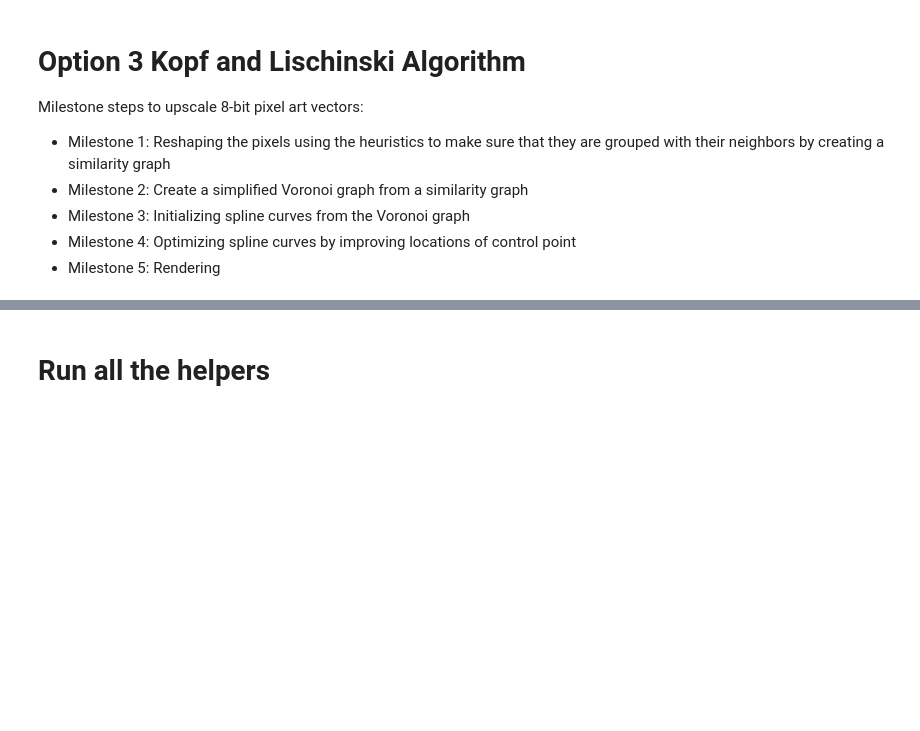
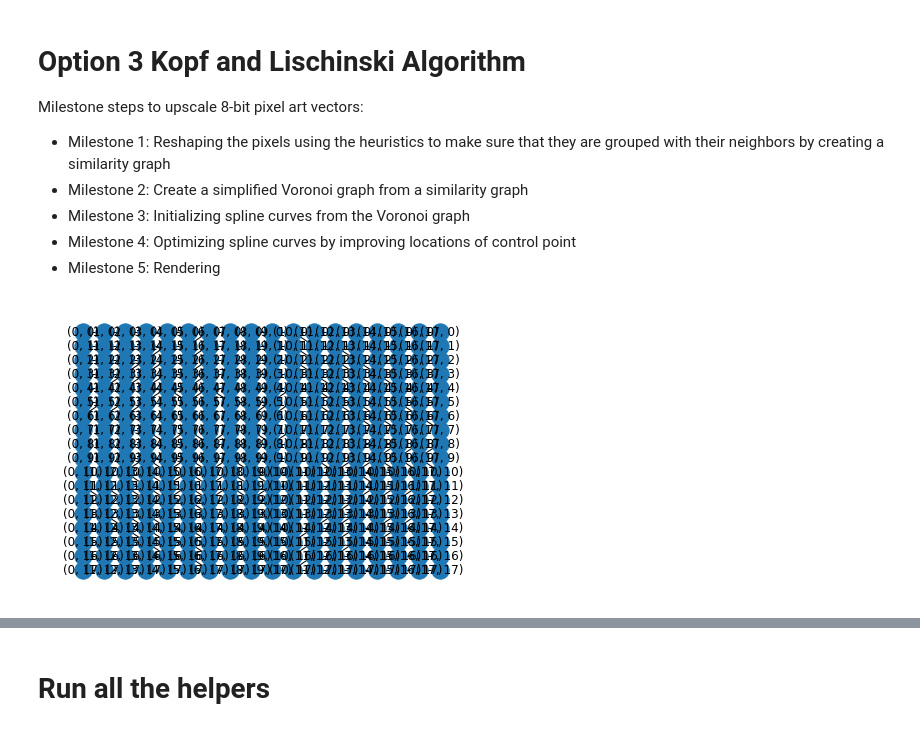
Before and after one commit to josephjkuang/pixel_art, a Jupyter notebook: Upscale.ipynb, the cells around one changed output, grey strips where cells are left out. Cells and saved outputs as stored; diff of their text form; code cells hidden in the pictures; blank space fills up the shorter version.

```diff
--- a/Upscale.ipynb
+++ b/Upscale.ipynb
@@ -48,3 +53,13 @@ Milestone steps to upscale 8-bit pixel art vectors:
 - Milestone 3: Initializing spline curves from the Voronoi graph
 - Milestone 4: Optimizing spline curves by improving locations of control point
 - Milestone 5: Rendering
+# %%
+boo_arm_file = './inputs/boo.png'
+boo_arm = cv2.imread(boo_arm_file)
+
+graph = create_similarity_graph(boo_arm)
+graph = remove_diagonals(graph, boo_arm)
+pos = {(x,y):(x, -y) for x, y in graph.nodes()}
+nx.draw(graph, pos=pos, with_labels=True)
+# %% [output]
+[figure, added]
```
Also changed, not shown: parts of 4 cells of this notebook, 11 other files.
